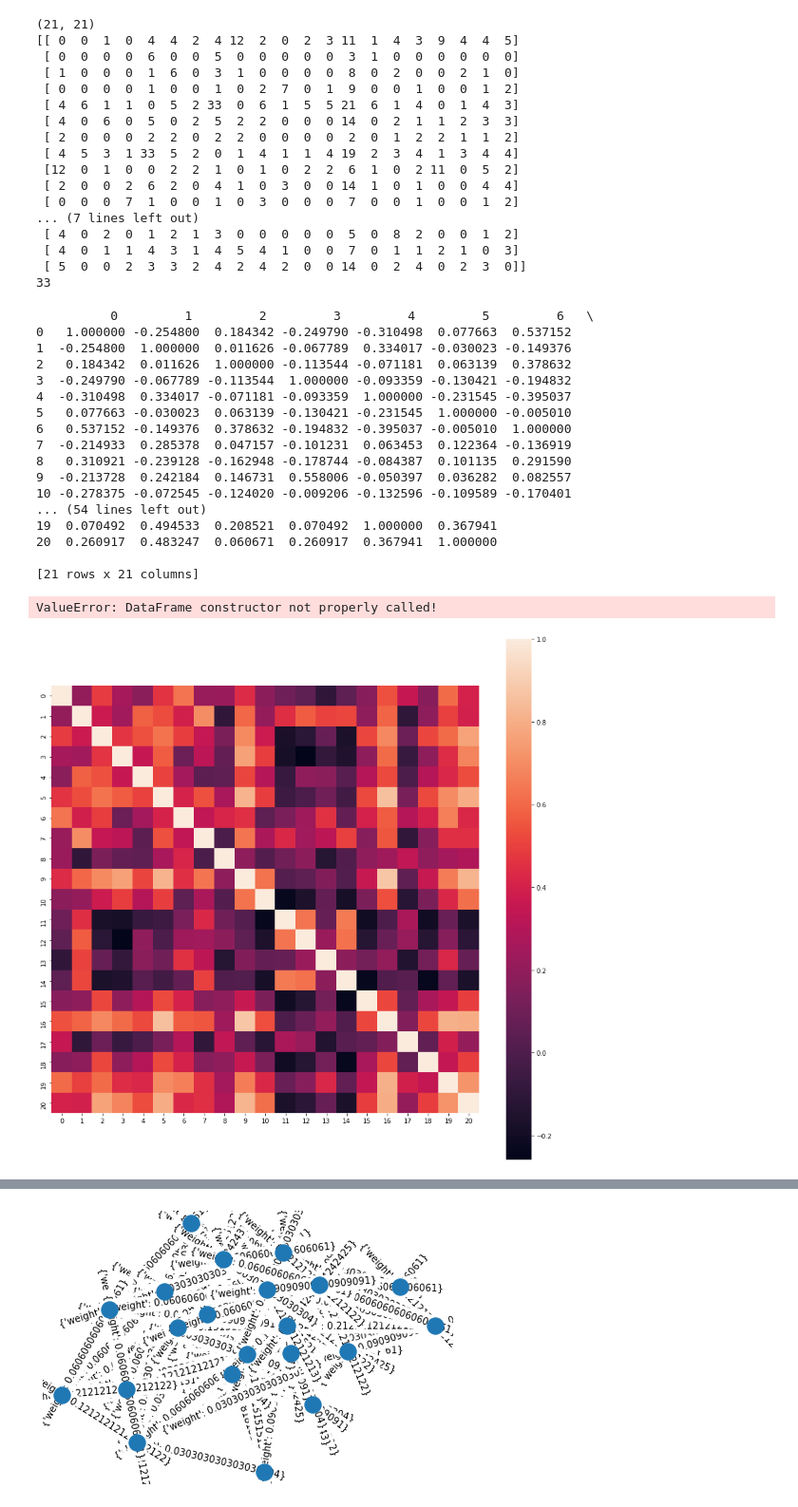
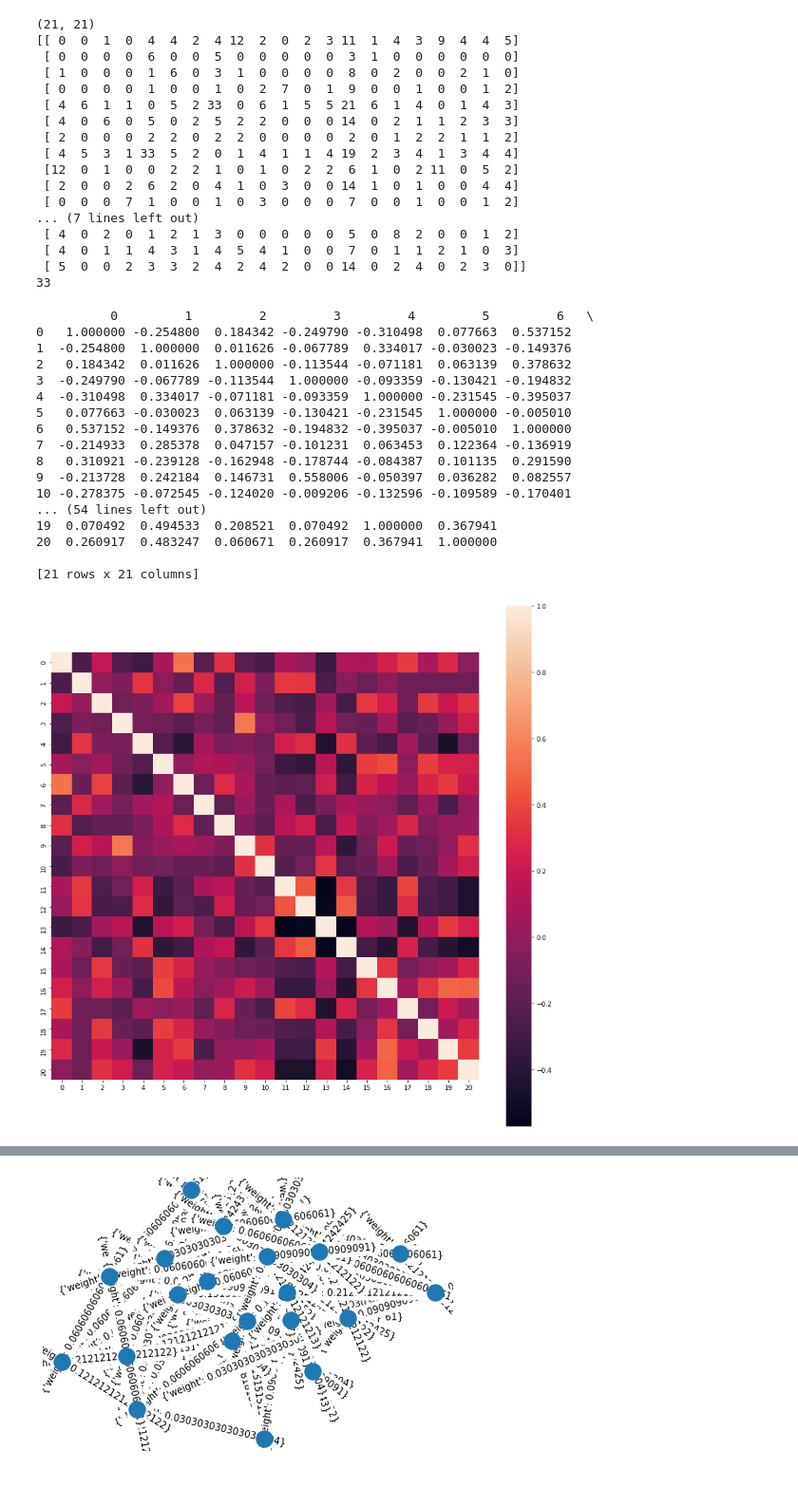
Before and after one commit to erifejams/Autonomous-Systems, a Jupyter notebook: final_code.ipynb, the cells around one changed output, grey strips where cells are left out. Shown at 95% size. Cells and saved outputs as stored; diff of their text form; code cells hidden in the pictures.

```diff
--- a/final_code.ipynb
+++ b/final_code.ipynb
@@ -126,38 +132,28 @@ adj=adj/(adj[ind])
 # %%
 ###HEATMAP BASED ON THE CORRELATION BETWEEN THE SERVERS
 normalizedAdjMatrix = Normalizer().fit_transform(adj)
 
 print(pd.DataFrame(normalizedAdjMatrix).corr())
-heapMapCorrFeature = pd.DataFrame(normalizedAdjMatrix[7][4]).corr()
+heapMapCorrFeature = pd.DataFrame(normalizedAdjMatrix).corr()
 fig = plt.figure(figsize=(15,15))
 sns.heatmap(heapMapCorrFeature, square = True)
 plt.show()
 # %% [output]
           0         1         2         3         4         5         6   \
 0   1.000000 -0.254800  0.184342 -0.249790 -0.310498  0.077663  0.537152
 1  -0.254800  1.000000  0.011626 -0.067789  0.334017 -0.030023 -0.149376
 2   0.184342  0.011626  1.000000 -0.113544 -0.071181  0.063139  0.378632
 3  -0.249790 -0.067789 -0.113544  1.000000 -0.093359 -0.130421 -0.194832
 4  -0.310498  0.334017 -0.071181 -0.093359  1.000000 -0.231545 -0.395037
 5   0.077663 -0.030023  0.063139 -0.130421 -0.231545  1.000000 -0.005010
 6   0.537152 -0.149376  0.378632 -0.194832 -0.395037 -0.005010  1.000000
 7  -0.214933  0.285378  0.047157 -0.101231  0.063453  0.122364 -0.136919
 8   0.310921 -0.239128 -0.162948 -0.178744 -0.084387  0.101135  0.291590
 9  -0.213728  0.242184  0.146731  0.558006 -0.050397  0.036282  0.082557
 10 -0.278375 -0.072545 -0.124020 -0.009206 -0.132596 -0.109589 -0.170401
 ... (54 lines left out)
 19  0.070492  0.494533  0.208521  0.070492  1.000000  0.367941
 20  0.260917  0.483247  0.060671  0.260917  0.367941  1.000000
 
 [21 rows x 21 columns]
-ValueError: DataFrame constructor not properly called!
+[figure, added]
-# %%
-###HEATMAP BASED ON THE CORRELATION BETWEEN THE SERVERS
-normalizedAdjMatrix = Normalizer().fit_transform(adj)
-
-heapMapCorrFeature = pd.DataFrame(adj).corr()
-fig = plt.figure(figsize=(15,15))
-sns.heatmap(heapMapCorrFeature, square = True)
-plt.show()
-# %% [output]
-[figure, removed]
```
Also changed, not shown: parts of 4 cells of this notebook, 2 other files.
